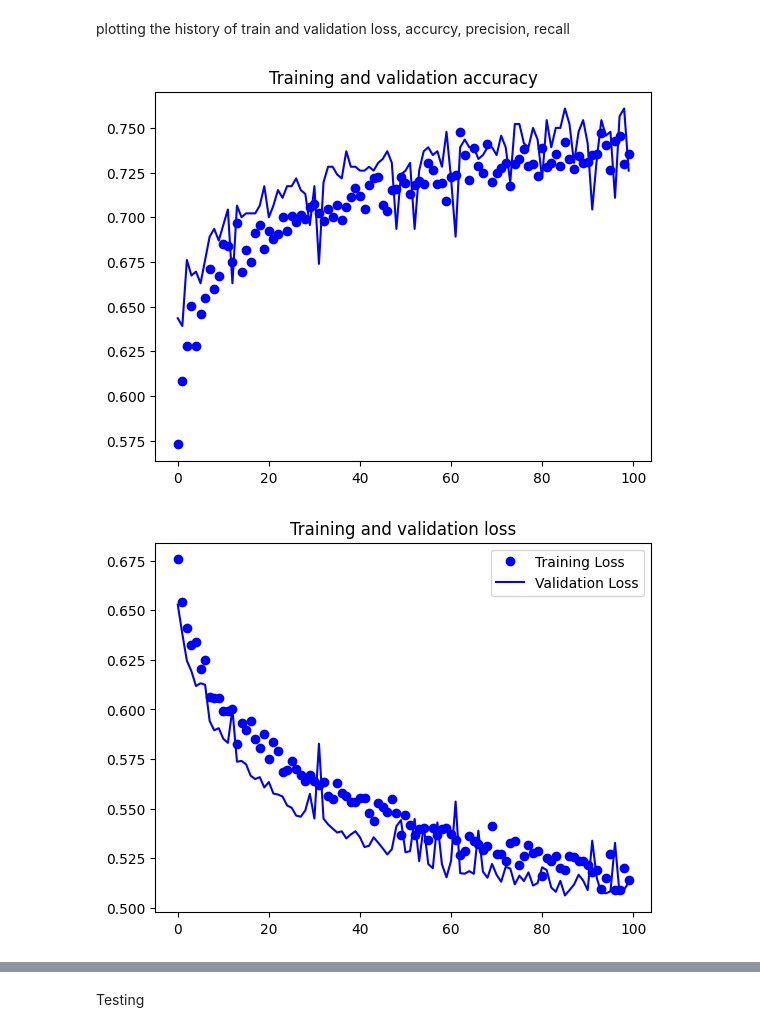
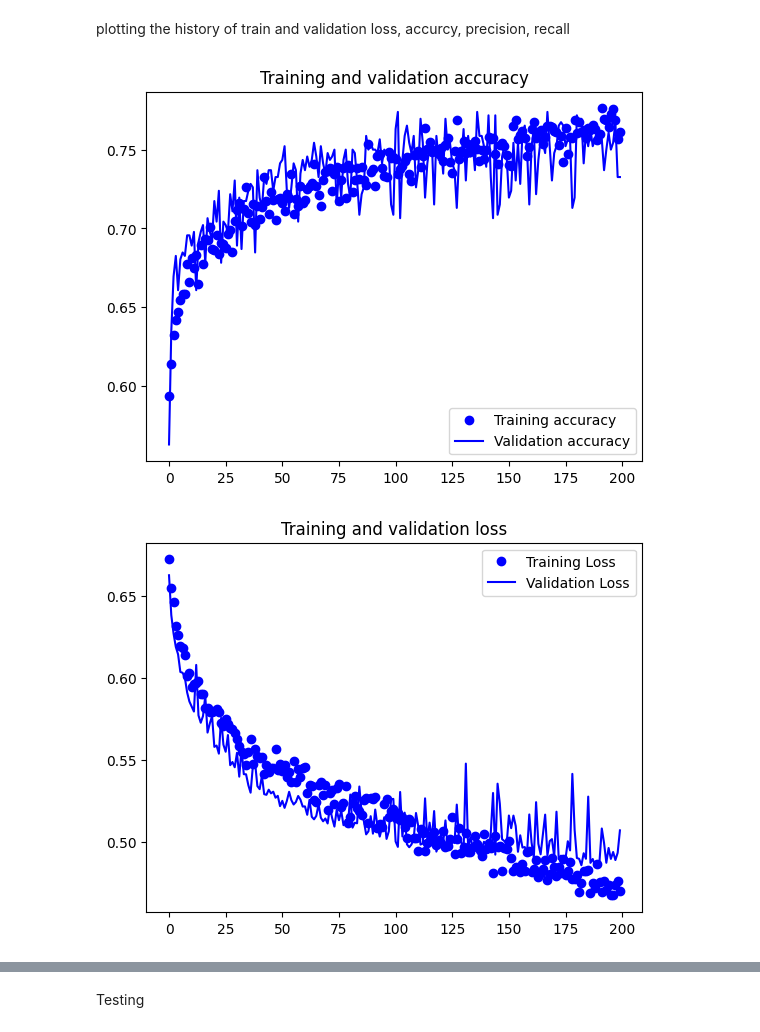
Before and after one commit to slunara/car_damage_detector, a Jupyter notebook: models/EfficientNetV2S_car_damage_classifier_GridSearch_AppDpmt_noDataAug.ipynb, the cells around one changed output, grey strips where cells are left out. Saved outputs shown, nothing was run; the diff lists cells and outputs as text; code cells hidden in the pictures.

```diff
--- a/models/EfficientNetV2S_car_damage_classifier_GridSearch_AppDpmt_noDataAug.ipynb
+++ b/models/EfficientNetV2S_car_damage_classifier_GridSearch_AppDpmt_noDataAug.ipynb
@@ -83,7 +80,6 @@ from tensorflow.keras import Model
 from tensorflow.keras.applications import EfficientNetV2S  # EfficientNetV2 Small
 from tensorflow.keras.optimizers import Adam, RMSprop
 from tensorflow.keras.layers import Flatten, Dense, Dropout, GlobalAveragePooling2D
-from tensorflow.keras.preprocessing.image import ImageDataGenerator
 from itertools import product
 
 # Define hyperparameter grid
@@ -128,7 +124,7 @@ for lr, bs, dropout, opt in product(LEARNING_RATES, BATCH_SIZES, DROPOUT_RATES,
     # Train the model
     history = model.fit(
         train_generator,
-        epochs=100,  # Reduce epochs for fast grid search
+        epochs=200,
         validation_data=validation_generator,
         verbose=2
     )
@@ -227,27 +221,27 @@ files.download("labels.txt")
 # %% [markdown]
 plotting the history of train and validation loss, accurcy, precision, recall
 # %%
-import matplotlib.pyplot as plt
 acc = history.history['accuracy']
 val_acc = history.history['val_accuracy']
 loss = history.history['loss']
 val_loss = history.history['val_loss']
 
 epochs = range(len(acc))
 
 plt.plot(epochs, acc, 'bo', label='Training accuracy')
 plt.plot(epochs, val_acc, 'b', label='Validation accuracy')
 plt.title('Training and validation accuracy')
+plt.legend()
 
 plt.figure()
 
 plt.plot(epochs, loss, 'bo', label='Training Loss')
 plt.plot(epochs, val_loss, 'b', label='Validation Loss')
 plt.title('Training and validation loss')
 plt.legend()
 
 plt.show()
 # %% [output]
-[figure, old version]
+[figure, new version]
-[figure, old version]
+[figure, new version]
 # %%
```
Also changed, not shown: parts of 25 cells of this notebook.
